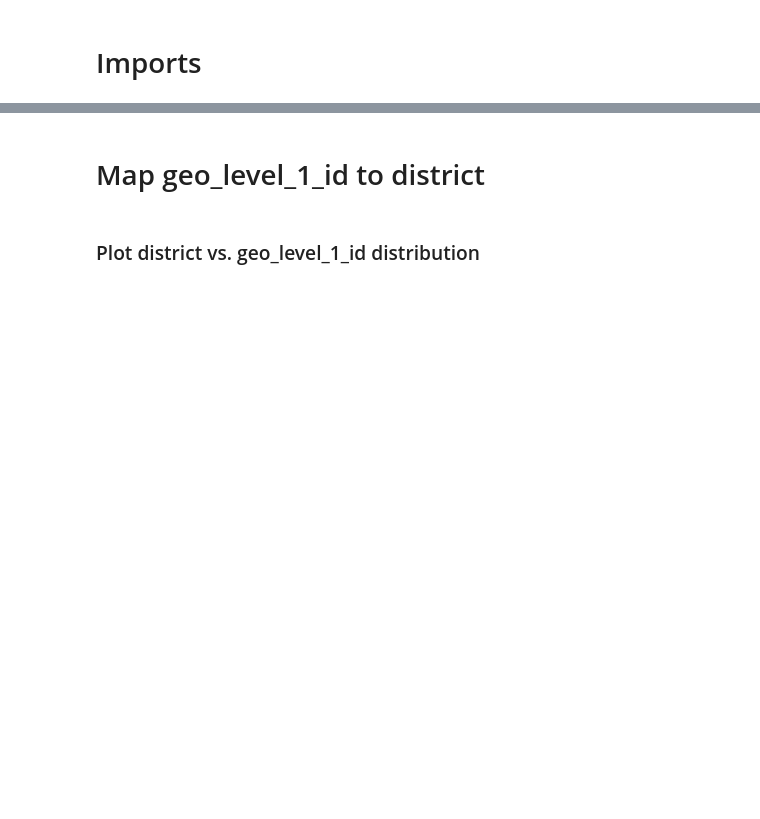
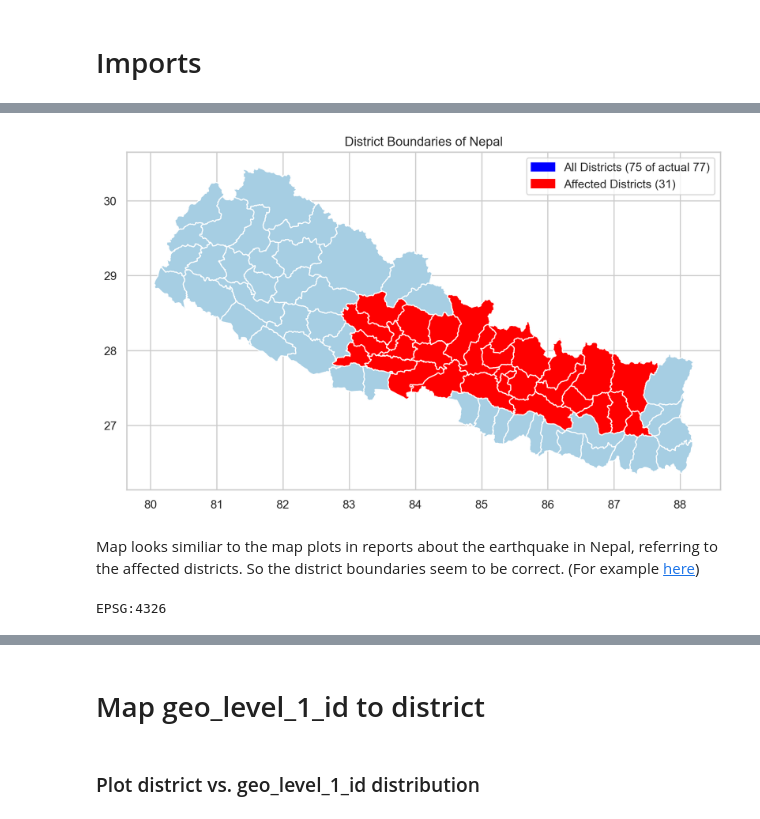
Before and after one commit to nina-prog/richters-predictor-modeling-earthquake-damage, a Jupyter notebook: notebooks/week06/week06-geo-level-mapping.ipynb, the cells around one changed output, grey strips where cells are left out. Drawn from its saved outputs; the diff is of its cells as text; code cells hidden in the pictures; blank space fills up the shorter version.

```diff
--- a/notebooks/week06/week06-geo-level-mapping.ipynb
+++ b/notebooks/week06/week06-geo-level-mapping.ipynb
@@ -50,0 +36,3 @@ districts
+# %%
+# Path to the downloaded survey data file
+survey_data = pd.read_csv("../../data/raw/variables-06-01-23-062049.csv", header=0)
@@ -50,0 +54,5 @@ districts
+# %%
+# Add more statistics
+df_survey_stats['cases_total'] = df_survey_stats['cases_absolute'].sum()
+df_survey_stats['cases_relative'] = df_survey_stats['cases_absolute'] / df_survey_stats['cases_total'] * 100
+df_survey_stats.sort_values(by=['cases_absolute'], ascending=True, inplace=True)
@@ -94,0 +112,39 @@ dissolved_districts
+# %%
+# Plot the district boundaries
+fig, ax = plt.subplots(figsize = (10,10))
+
+# Plot all districts
+gdf_districts.plot(ax=ax, label=f'All Districts ({gdf_districts.shape[0]} of actual 77)')
+# Plot only affected districts, where surcey has taken place
+affected_districts = gdf_districts[gdf_districts['district'].isin(df_survey_stats['district'])]
+affected_districts.plot(ax=ax, color='red', label=f'Affected Districts ({affected_districts.shape[0]})')
+
+# Set title
+ax.set_title('District Boundaries of Nepal')
+# Create custom legend handles
+all_districts_handle = Patch(color='blue', label='All Districts (75 of actual 77)')
+affected_districts_handle = Patch(color='red', label='Affected Districts (31)')
+# Display the legend with custom handles
+plt.legend(handles=[all_districts_handle, affected_districts_handle])
+# Show the plot
+plt.show()
+# %% [output]
+[figure, added]
+# %% [markdown]
+Map looks similiar to the map plots in reports about the earthquake in Nepal, referring to the affected districts. So the district boundaries seem to be correct. (For example [here](https://www.sciencedirect.com/topics/earth-and-planetary-sciences/gorkha-earthquake-2015))
+# %%
+geocoded_districts = gdf_districts.copy()
+# Get current CRS information
+crs = geocoded_districts.crs
+print(crs)
+# Determine the target projected CRS (UTM zone 45S)
+target_crs = 'EPSG:32645'
+# Reproject the geometries to the target CRS
+geocoded_districts = geocoded_districts.to_crs(target_crs)
+# Calculate the centroid of each district boundary and create a new GeoDataFrame
+geocoded_districts['center'] = geocoded_districts['geometry'].centroid
+# Extract latitude, longitude and altitude
+geocoded_districts['latitude'] = geocoded_districts['center'].y
+geocoded_districts['longitude'] = geocoded_districts['center'].x
+# %% [output]
+EPSG:4326
```
Also changed, not shown: parts of 22 cells of this notebook.
